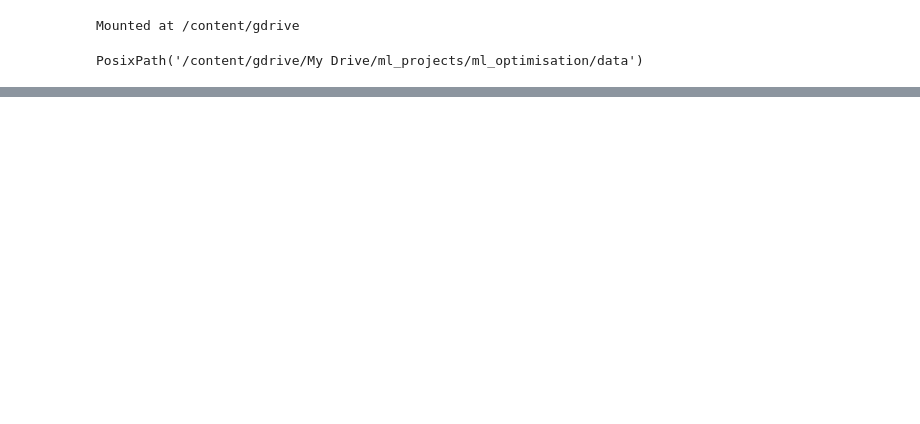
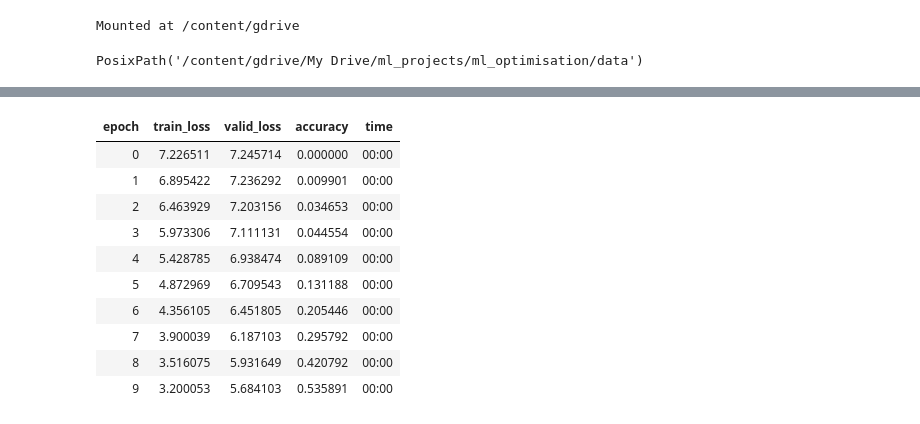
Before and after one commit to ndaly06/ml_optimisation, a Jupyter notebook: models/model.ipynb, the cells around one changed output, grey strips where cells are left out. Cells and saved outputs as stored; diff of their text form; code cells hidden in the pictures; blank space fills up the shorter version.

```diff
--- a/models/model.ipynb
+++ b/models/model.ipynb
@@ -35,0 +233,14 @@ model_data.head()
+# %%
+learn.fit_one_cycle(10, 1e-02)
+# %% [output]
+| epoch | train_loss | valid_loss | accuracy | time |
+| 0 | 7.226511 | 7.245714 | 0.000000 | 00:00 |
+| 1 | 6.895422 | 7.236292 | 0.009901 | 00:00 |
+| 2 | 6.463929 | 7.203156 | 0.034653 | 00:00 |
+| 3 | 5.973306 | 7.111131 | 0.044554 | 00:00 |
+| 4 | 5.428785 | 6.938474 | 0.089109 | 00:00 |
+| 5 | 4.872969 | 6.709543 | 0.131188 | 00:00 |
+| 6 | 4.356105 | 6.451805 | 0.205446 | 00:00 |
+| 7 | 3.900039 | 6.187103 | 0.295792 | 00:00 |
+| 8 | 3.516075 | 5.931649 | 0.420792 | 00:00 |
+| 9 | 3.200053 | 5.684103 | 0.535891 | 00:00 |
```
Also changed, not shown: parts of 24 cells of this notebook.
